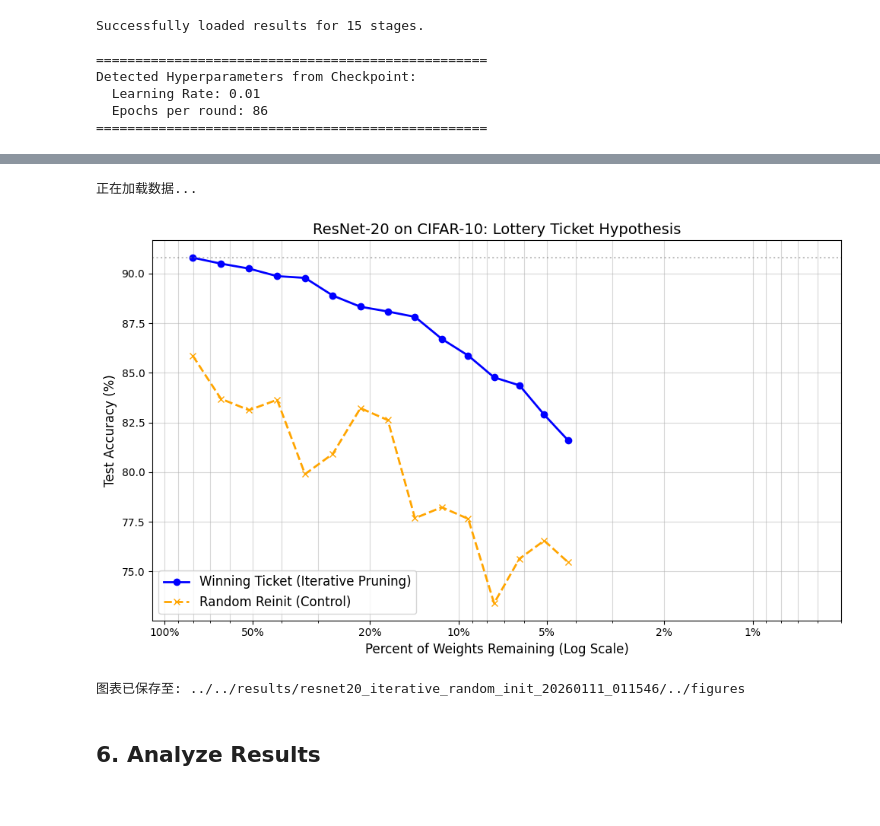
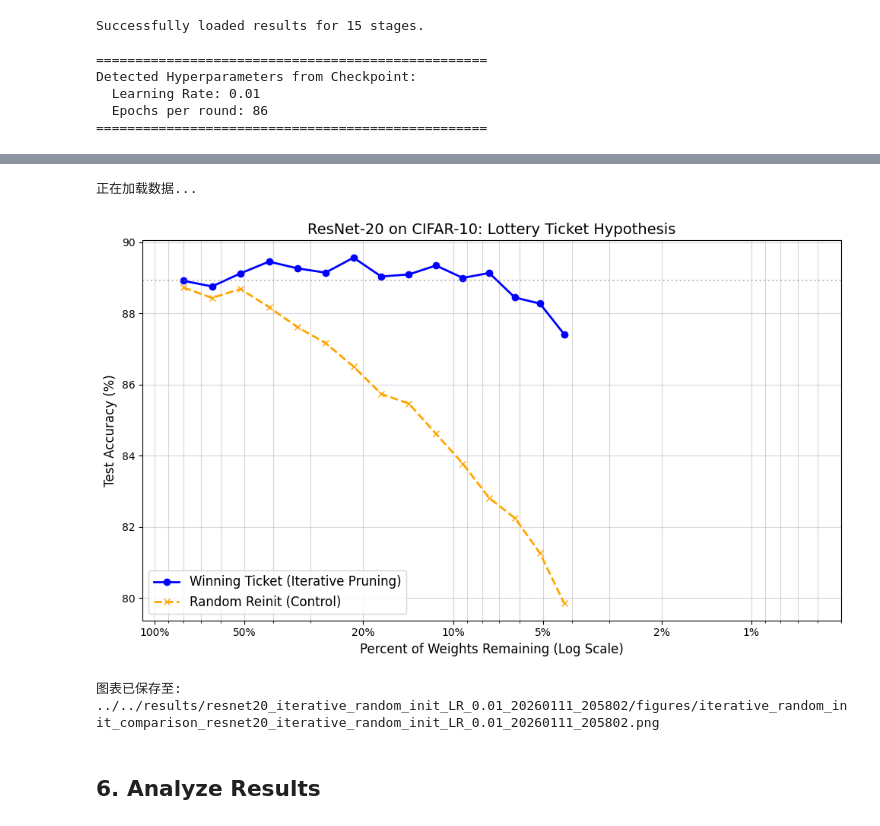
Before and after one commit to Jerry0209/ee411-lottery-ticket-hypothesis, a Jupyter notebook: notebooks/jerry/resnet18_iterative_random_init_experiment_LR_0.01.ipynb, the cells around one changed output, grey strips where cells are left out. Cells and saved outputs as stored; diff of their text form; code cells hidden in the pictures.

Commit message:
Complete Training: ResNet 18 LR = 0.01 Interative + Random Init

```diff
--- a/notebooks/jerry/resnet18_iterative_random_init_experiment_LR_0.01.ipynb
+++ b/notebooks/jerry/resnet18_iterative_random_init_experiment_LR_0.01.ipynb
@@ -1090,9 +1193,9 @@ import os
 # 1. 定义文件路径
 # ==========================================
 # 这是一个相对路径，确保你的 Notebook 和 results 文件夹的相对位置是正确的
-base_dir = "../../results/resnet20_iterative_random_init_20260111_011546/checkpoints"
-iterative_file = "iterative_pruning_results_resnet20_iterative_random_init_20260111_011546.pth"
-random_init_file = "random_init_results_resnet20_iterative_random_init_20260111_011546.pth"
+base_dir = "../../results/resnet20_iterative_random_init_LR_0.01_20260111_205802/checkpoints"
+iterative_file = "iterative_pruning_results_resnet20_iterative_random_init_LR_0.01_20260111_205802.pth"
+random_init_file = "random_init_results_matched.pth"
 
 iterative_path = os.path.join(base_dir, iterative_file)
 random_init_path = os.path.join(base_dir, random_init_file)
@@ -1108,8 +1211,11 @@ else:
     data_rand = torch.load(random_init_path, map_location='cpu')
 
     # 提取结果列表
-    res_iter = data_iter['results']
-    res_rand = data_rand['results']
+    # res_iter = data_iter['results']
+    # res_rand = data_rand['results']
+
+    res_iter = results
+    res_rand = random_init_results
 
     # ==========================================
     # 3. 提取绘图数据 (X轴: 稀疏度, Y轴: 准确率)
@@ -1136,39 +1242,40 @@ else:
     plt.plot(x_rand, y_rand, marker='x', label='Random Reinit (Control)', color='orange', linestyle='--', linewidth=2)
 
     # 设置 X 轴为对数坐标 (论文通常这样做，因为后期稀疏度变化很小但影响很大)
     plt.xscale('log')
 
     # 反转 X 轴 (让 100% 在左边，0.1% 在右边，符合阅读习惯)
     plt.xlim(110, 0.5)  # 范围从 110% 到 0.5% (根据你的数据调整)
 
     # 设置刻度标签，让它显示为正常的百分比数字
     plt.xticks([100, 50, 20, 10, 5, 2, 1], ['100%', '50%', '20%', '10%', '5%', '2%', '1%'])
 
     # 添加标签和标题
     plt.title('ResNet-20 on CIFAR-10: Lottery Ticket Hypothesis', fontsize=14)
     plt.xlabel('Percent of Weights Remaining (Log Scale)', fontsize=12)
     plt.ylabel('Test Accuracy (%)', fontsize=12)
     plt.grid(True, which="both", ls="-", alpha=0.5)
     plt.legend(fontsize=12)
 
     # 添加辅助线 (可选，标出 Baseline 精度)
     baseline_acc = y_iter[0]
     plt.axhline(y=baseline_acc, color='gray', linestyle=':', alpha=0.5, label='Baseline Accuracy')
 
     plt.tight_layout()
 
     # 保存图片
-    save_fig_path = os.path.join(os.path.dirname(base_dir), "../figures") # 假设有个 figures 文件夹
-    os.makedirs(save_fig_path, exist_ok=True)
-    plt.savefig(os.path.join(save_fig_path, "lottery_ticket_comparison.png"))
+    # random_init_pruning_fig_path = os.path.join(fig_dir, f"Random_init_pruning_results_{run_id}.png")
+    save_comparison_fig_path = os.path.join(fig_dir, f"iterative_random_init_comparison_{run_id}.png") # 假设有个 figures 文件夹
+    # os.makedirs(save_fig_path, exist_ok=True)
+    plt.savefig(save_comparison_fig_path, dpi=150)
 
     plt.show()
 
-    print(f"图表已保存至: {save_fig_path}")
+    print(f"图表已保存至: {save_comparison_fig_path}")
 # %% [output]
 正在加载数据...
-[figure, old version]
+[figure, new version]
-图表已保存至: ../../results/resnet20_iterative_random_init_20260111_011546/../figures
+图表已保存至: ../../results/resnet20_iterative_random_init_LR_0.01_20260111_205802/figures/iterative_random_init_comparison_resnet20_iterative_random_init_LR_0.01_20260111_205802.png
 # %% [markdown]
 ## 6. Analyze Results
 # %% [markdown]
```
Also changed, not shown: parts of 11 cells of this notebook, 23 other files.
